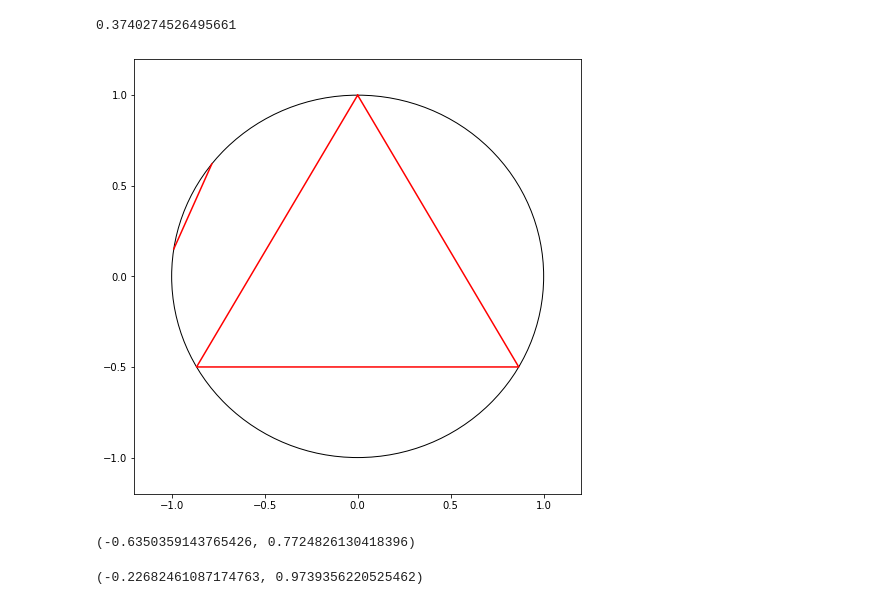
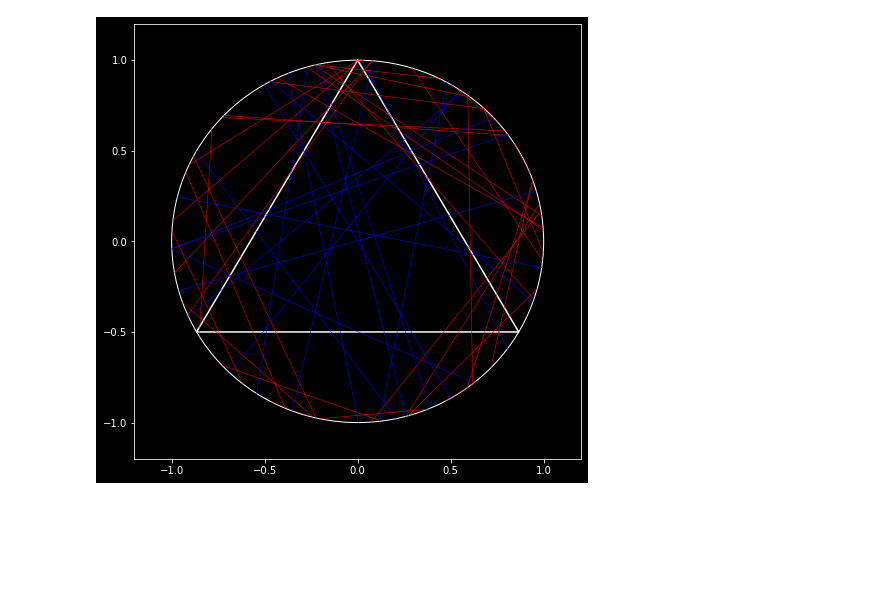
Before and after one commit to beep1000101/Bertrand-paradox, a Jupyter notebook: notebook.ipynb, the cells around one changed output. Cells and saved outputs as stored; diff of their text form; code cells hidden in the pictures; blank space fills up the shorter version.

```diff
--- a/notebook.ipynb
+++ b/notebook.ipynb
@@ -4,6 +4,7 @@ import matplotlib.patches as patches
 import numpy as np
 from random import uniform
 # %%
+TRIANGLE_POINTS = {"x": (0, np.sqrt(3)/2, -np.sqrt(3)/2, 0), "y": (1, -1/2, -1/2, 1)}
 class PointHandler:
     i = 1j
     RANGE = (0, 2*np.pi)
@@ -15,8 +16,8 @@ class PointHandler:
         return x, y
 
 def norm(x, y):
-    result = np.linalg.norm(np.array(*x) - np.array(*y))
+    result = np.linalg.norm(np.array(x) - np.array(y))
     return result
 
 def color(distance):
-    return "r" if distance < np.sqrt(3)/2 else "b"
+    return "r" if distance < np.sqrt(3) else "b"
@@ -26,31 +24,24 @@ TRIANGLE_POINTS = {"x": (0, np.sqrt(3)/2, -np.sqrt(3)/2, 0), "y": (1, -1/2, -1/2
-# %%
-a = PointHandler.get_point()
-b = PointHandler.get_point()
-norm(a, b)
-# %% [output]
-0.3740274526495661
 # %%
-figure, axes = plt.subplots(figsize=(8,8))
+plt.style.use('dark_background')
+figure, ax = plt.subplots(figsize=(8,8))
 Drawing_uncolored_circle = plt.Circle((0, 0 ), 1, fill=False )
 # plt.scatter(*PointHandler.get_point(), color='b')
 point_1 = PointHandler.get_point()
 point_2 = PointHandler.get_point()
 current_norm = norm(point_1, point_2)
 current_color = color(current_norm)
-plt.plot((point_1[0], point_2[0]), (point_1[1], point_2[1]), color=current_color)
-plt.plot(TRIANGLE_POINTS["x"], TRIANGLE_POINTS["y"], color='r')
+plt.plot((point_1[0], point_2[0]), (point_1[1], point_2[1]), color=current_color, linewidth=.3)
+plt.plot(TRIANGLE_POINTS["x"], TRIANGLE_POINTS["y"], color='w')
 plt.xlim(-1.2,1.2)
 plt.ylim(-1.2,1.2)
 # axes.set_aspect( 1 )
-axes.add_artist( Drawing_uncolored_circle )
+ax.add_artist( Drawing_uncolored_circle )
+for _ in range(50):
+    point_1 = PointHandler.get_point()
+    point_2 = PointHandler.get_point()
+    current_norm = norm(point_1, point_2)
+    current_color = color(current_norm)
+    plt.plot((point_1[0], point_2[0]), (point_1[1], point_2[1]), color=current_color, linewidth=.5)
 plt.show()
 # %% [output]
-[figure, old version]
+[figure, new version]
-# %%
-point_1
-# %% [output]
-(-0.6350359143765426, 0.7724826130418396)
-# %%
-point_2
-# %% [output]
-(-0.22682461087174763, 0.9739356220525462)
```
Also changed, not shown: parts of 1 cell of this notebook.
